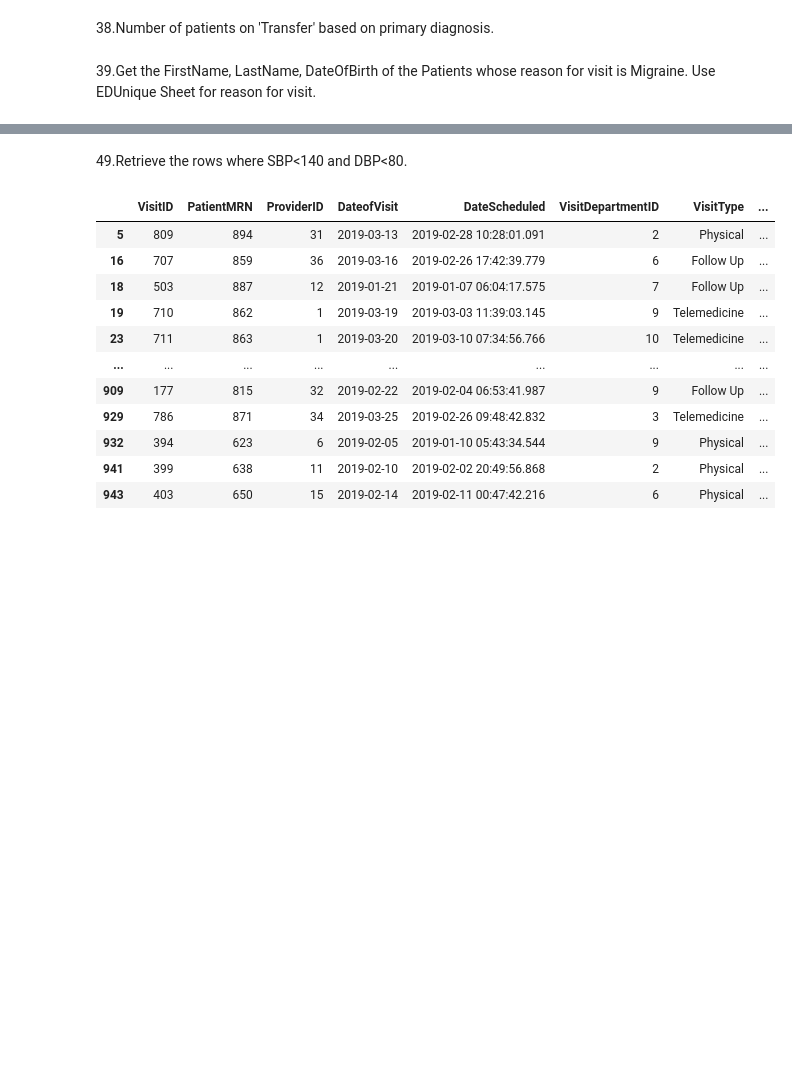
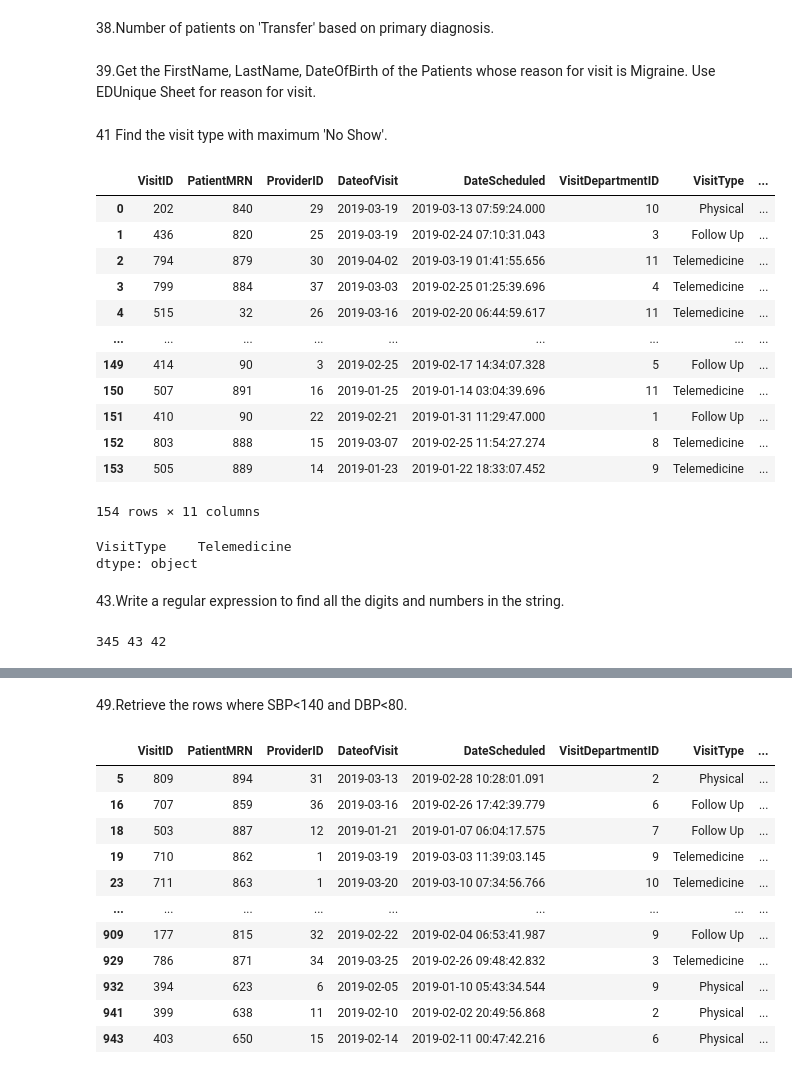
Before and after one commit to ArchanaDevaraju/python-warriors, a Jupyter notebook: Python Warriors-Divya .ipynb, the cells around one changed output, grey strips where cells are left out. Drawn from its saved outputs; the diff is of its cells as text; code cells hidden in the pictures; blank space fills up the shorter version.

```diff
--- a/Python Warriors-Divya .ipynb
+++ b/Python Warriors-Divya .ipynb
@@ -183,3 +243,41 @@ Transfer
 MigraneVisit = pd.merge(df_PA,df_EDV,how="inner", on="PatientID",sort=True)    #Inner join = Use intersection of keys
 #Filter out the columns needed in MigraneVisit
 (MigraneVisit[(MigraneVisit['ReasonForVisit']=='Migraine')]).loc[:,['FirstName','LastName','DateOfBirth','ReasonForVisit']]
+# %% [markdown]
+41	Find the visit type with maximum 'No Show'.
+# %%
+show=df_AV[df_AV.VisitStatus == 'No Show']   #filterout no show from visit status
+show
+# %% [output]
+|  | VisitID | PatientMRN | ProviderID | DateofVisit | DateScheduled | VisitDepartmentID | VisitType | ... |
+| 0 | 202 | 840 | 29 | 2019-03-19 | 2019-03-13 07:59:24.000 | 10 | Physical | ... |
+| 1 | 436 | 820 | 25 | 2019-03-19 | 2019-02-24 07:10:31.043 | 3 | Follow Up | ... |
+| 2 | 794 | 879 | 30 | 2019-04-02 | 2019-03-19 01:41:55.656 | 11 | Telemedicine | ... |
+| 3 | 799 | 884 | 37 | 2019-03-03 | 2019-02-25 01:25:39.696 | 4 | Telemedicine | ... |
+| 4 | 515 | 32 | 26 | 2019-03-16 | 2019-02-20 06:44:59.617 | 11 | Telemedicine | ... |
+| ... | ... | ... | ... | ... | ... | ... | ... | ... |
+| 149 | 414 | 90 | 3 | 2019-02-25 | 2019-02-17 14:34:07.328 | 5 | Follow Up | ... |
+| 150 | 507 | 891 | 16 | 2019-01-25 | 2019-01-14 03:04:39.696 | 11 | Telemedicine | ... |
+| 151 | 410 | 90 | 22 | 2019-02-21 | 2019-01-31 11:29:47.000 | 1 | Follow Up | ... |
+| 152 | 803 | 888 | 15 | 2019-03-07 | 2019-02-25 11:54:27.274 | 8 | Telemedicine | ... |
+| 153 | 505 | 889 | 14 | 2019-01-23 | 2019-01-22 18:33:07.452 | 9 | Telemedicine | ... |
+154 rows × 11 columns
+# %%
+show.groupby(['VisitType'])[['VisitType']].count().idxmax()   #grouping visit type  with max  noshow using idxmax()
+# %% [output]
+VisitType    Telemedicine
+dtype: object
+# %% [markdown]
+43.Write a regular expression to find all the digits and numbers in the string.
+# %%
+# Function to extract all the numbers from the given string
+def getNumbers(str):
+    array = re.findall(r'[0-9]+', str)
+    return array
+
+# Driver code
+str = "adbv345hj43hvb42"
+array = getNumbers(str)
+print(*array)
+# %% [output]
+345 43 42
```
Also changed, not shown: parts of 27 cells of this notebook.
